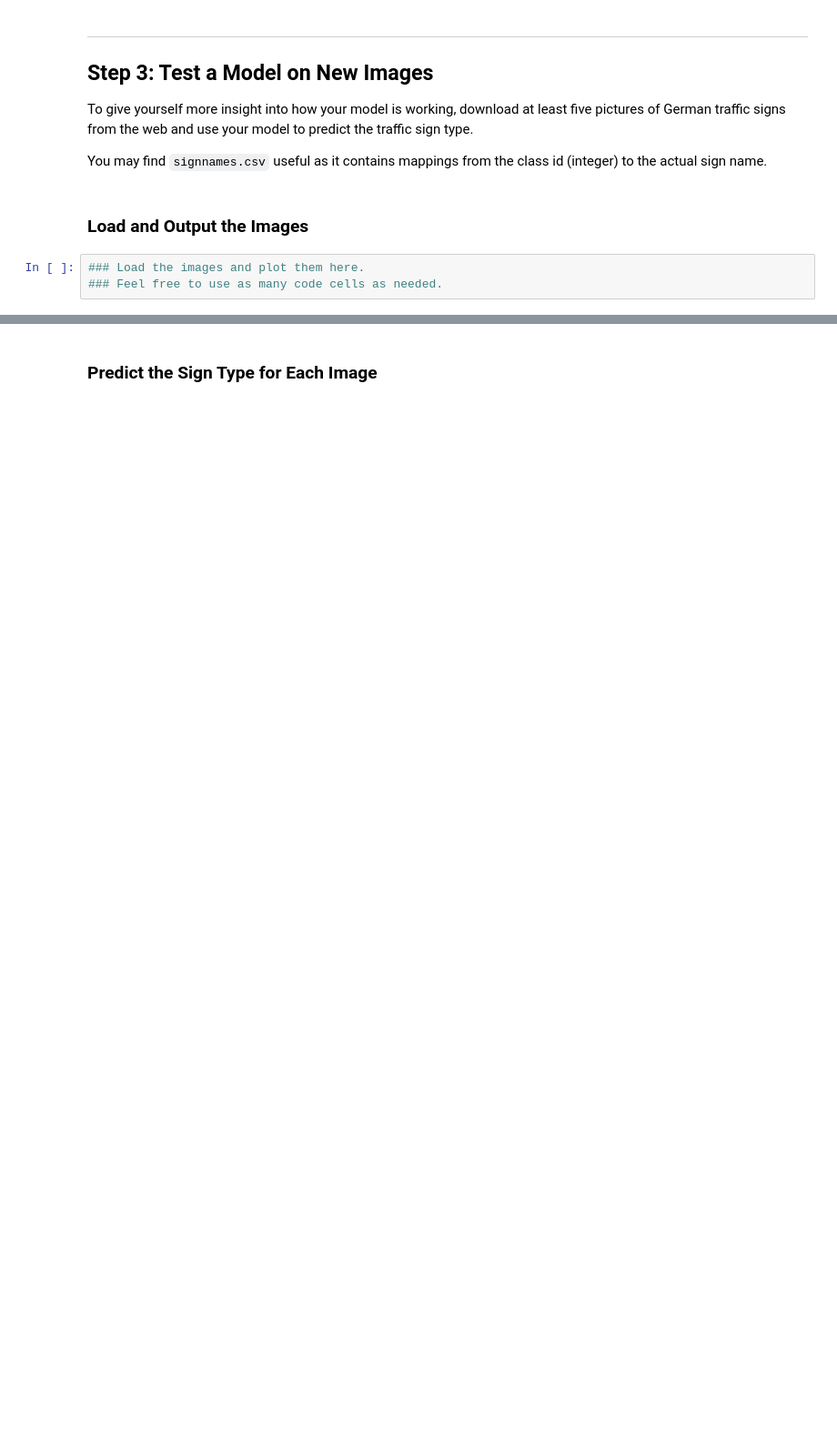
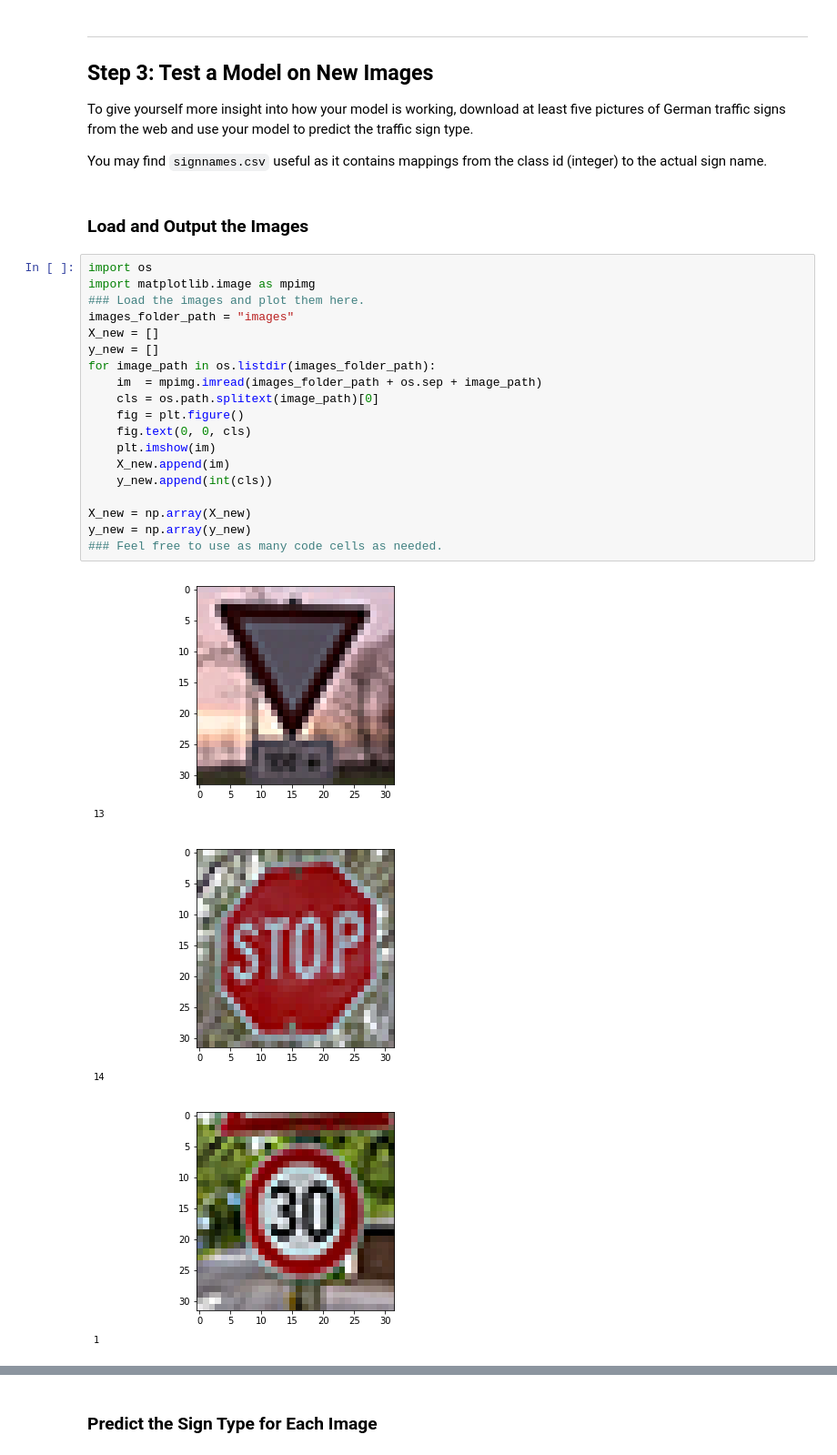
Before and after one commit to fadida/CarND-Traffic-Sign-Classifier-Project, a Jupyter notebook: Traffic_Sign_Classifier.ipynb, the cells around one changed output, grey strips where cells are left out. Shown: that part at 91% size. Saved outputs shown, nothing was run; the diff lists cells and outputs as text; blank space fills up the shorter version.

Commit message:
Remove excess sign images and finish up the project
* Clean up and add comments to some of cells
* Add analysis of external sign images.

```diff
--- a/Traffic_Sign_Classifier.ipynb
+++ b/Traffic_Sign_Classifier.ipynb
@@ -421,6 +437,26 @@ To give yourself more insight into how your model is working, download at least
 You may find `signnames.csv` useful as it contains mappings from the class id (integer) to the actual sign name.
 # %% [markdown]
 ### Load and Output the Images
-# %%
-### Load the images and plot them here.
-### Feel free to use as many code cells as needed.
+# %%
+import os
+import matplotlib.image as mpimg
+### Load the images and plot them here.
+images_folder_path = "images"
+X_new = []
+y_new = []
+for image_path in os.listdir(images_folder_path):
+    im  = mpimg.imread(images_folder_path + os.sep + image_path)
+    cls = os.path.splitext(image_path)[0]
+    fig = plt.figure()
+    fig.text(0, 0, cls)
+    plt.imshow(im)
+    X_new.append(im)
+    y_new.append(int(cls))
+
+X_new = np.array(X_new)
+y_new = np.array(y_new)
+### Feel free to use as many code cells as needed.
+# %% [output]
+[figure, added]
+[figure, added]
+[figure, added]
```
Also changed, not shown: parts of 15 cells of this notebook, 4 other files.
